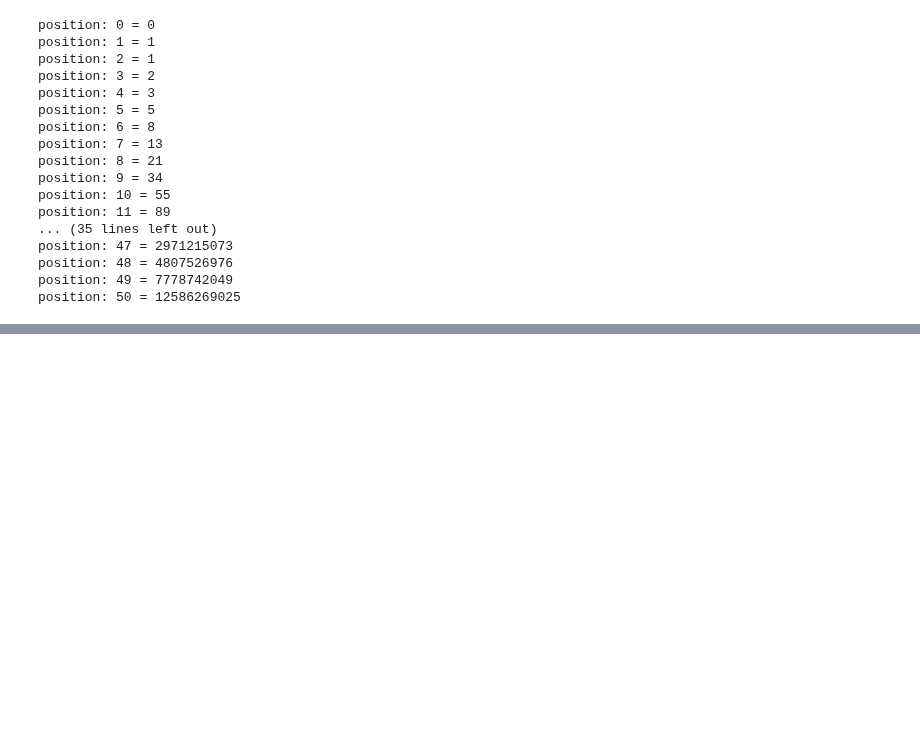
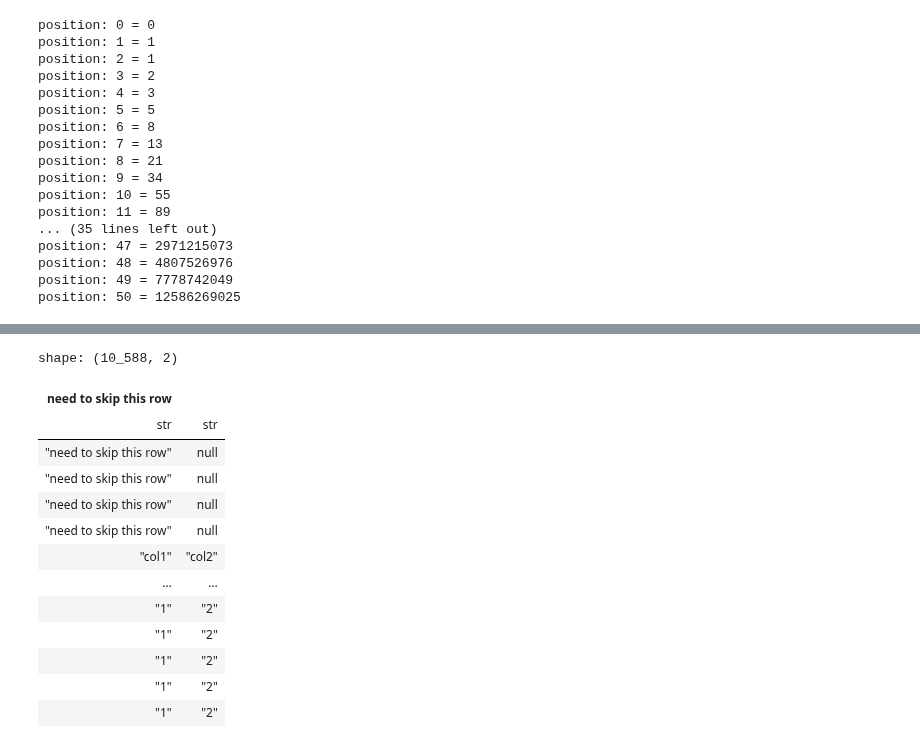
Before and after one commit to geroneona/handy_codes_python, a Jupyter notebook: Why_Programming_is_hard.ipynb, the cells around one changed output, grey strips where cells are left out. Drawn from its saved outputs; the diff is of its cells as text; code cells hidden in the pictures; blank space fills up the shorter version.

```diff
--- a/Why_Programming_is_hard.ipynb
+++ b/Why_Programming_is_hard.ipynb
@@ -8825,0 +8918,18 @@ position: 50 = 12586269025
+# %%
+df = pl.read_csv("data.csv")  # Load CSV
+df
+# %% [output]
+shape: (10_588, 2)
+| need to skip this row |  |
+| str | str |
+| "need to skip this row" | null |
+| "need to skip this row" | null |
+| "need to skip this row" | null |
+| "need to skip this row" | null |
+| "col1" | "col2" |
+| … | … |
+| "1" | "2" |
+| "1" | "2" |
+| "1" | "2" |
+| "1" | "2" |
+| "1" | "2" |
```
Also changed, not shown: parts of 156 cells of this notebook.
